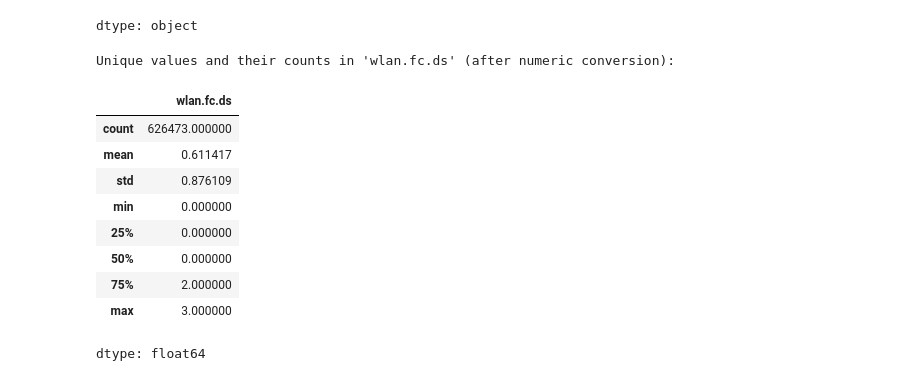
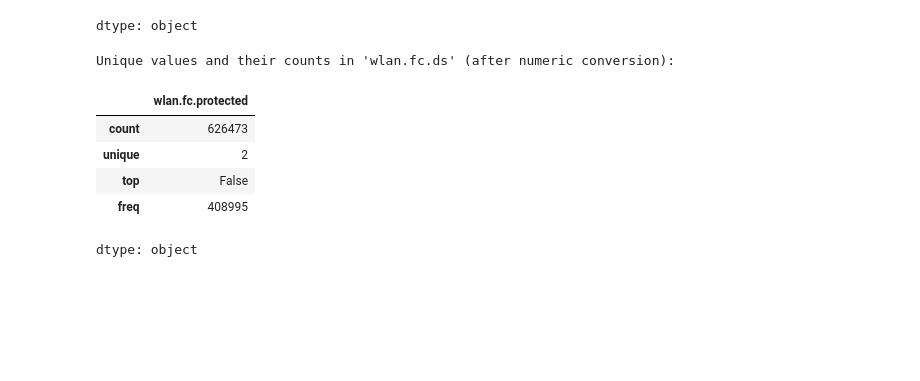
Before and after one commit to caroline-2204/AIWIDS_TEAM-21, a Jupyter notebook: ai-wids-complete/notebooks/Deauth.ipynb, the cells around one changed output. Drawn from its saved outputs; the diff is of its cells as text; code cells hidden in the pictures; blank space fills up the shorter version.

```diff
--- a/ai-wids-complete/notebooks/Deauth.ipynb
+++ b/ai-wids-complete/notebooks/Deauth.ipynb
@@ -161,21 +172,17 @@ display(df['wlan.fc.ds'].describe())
 dtype: object
 # %%
 print("Unique values and their counts in 'wlan.fc.ds' (after numeric conversion):")
-display(df['wlan.fc.ds'].apply(int, base=16).describe())
+display(df['wlan.fc.protected'].describe())
 
 
 
 #print("Number of NaN values in 'wlan.fc.ds':")
 #display(df['wlan.fc.ds'].isnull().sum())
 # %% [output]
 Unique values and their counts in 'wlan.fc.ds' (after numeric conversion):
-|  | wlan.fc.ds |
-| count | 626473.000000 |
-| mean | 0.611417 |
-| std | 0.876109 |
-| min | 0.000000 |
-| 25% | 0.000000 |
-| 50% | 0.000000 |
-| 75% | 2.000000 |
-| max | 3.000000 |
+|  | wlan.fc.protected |
+| count | 626473 |
+| unique | 2 |
+| top | False |
+| freq | 408995 |
-dtype: float64
+dtype: object
```
Also changed, not shown: parts of 2 cells of this notebook.
